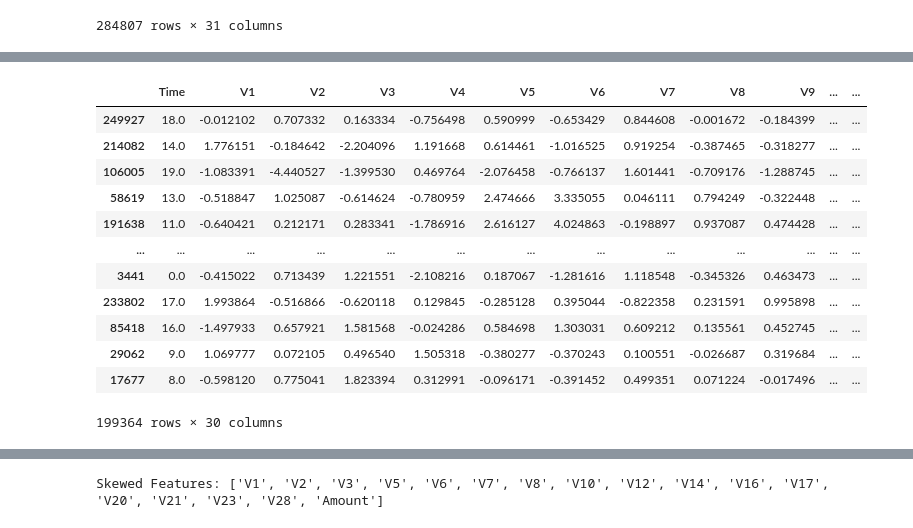
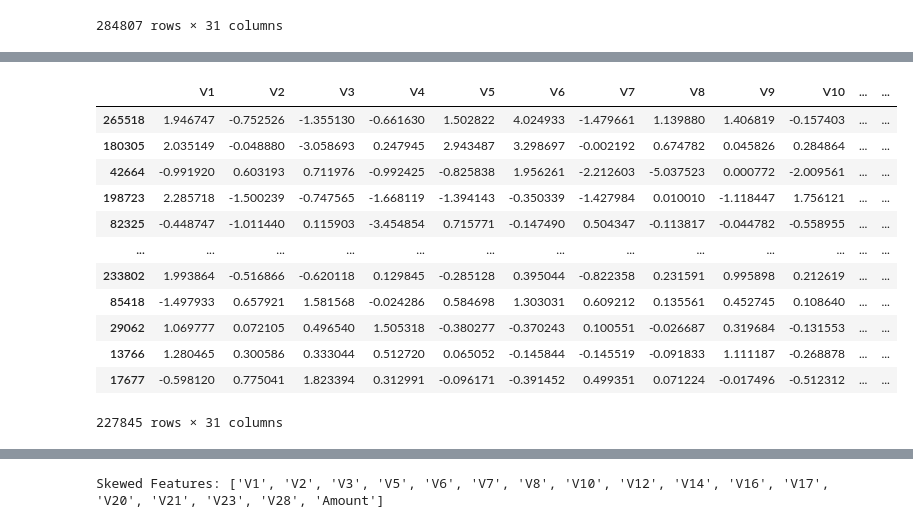
Before and after one commit to arjnmj/ML-Fraud-Detection, a Jupyter notebook: LogisticRegression.ipynb, the cells around one changed output, grey strips where cells are left out. Drawn from its saved outputs; the diff is of its cells as text; code cells hidden in the pictures.

```diff
--- a/LogisticRegression.ipynb
+++ b/LogisticRegression.ipynb
@@ -25,7 +25,7 @@ df
 | 284806 | 172792.0 | -0.533413 | -0.189733 | 0.703337 | -0.506271 | -0.012546 | -0.649617 | 1.577006 | -0.414650 | 0.486180 | ... | ... |
 284807 rows × 31 columns
 # %%
-df["Time"] = (df["Time"] % 86400) // 3600
+df['Hour'] = (df['Time'] / 3600) % 24
 df
 # %% [output]
 |  | Time | V1 | V2 | V3 | V4 | V5 | V6 | V7 | V8 | V9 | ... | ... |
@@ -43,0 +44,9 @@ df
+# %%
+import numpy as np
+# Create cyclic features
+df['Time_sin'] = np.sin((2 * np.pi * df['Hour']) / 24)
+df['Time_cos'] = np.cos((2 * np.pi * df['Hour']) / 24)
+
+# Drop the original 'Time' and 'Hour' columns
+df = df.drop(columns=['Time', 'Hour'])
+df
@@ -92,22 +115,22 @@ plt.show()
 # %%
 from sklearn.model_selection import train_test_split
 
 
 X_train, X_test, y_train, y_test = train_test_split(
-    X, y, test_size=0.3, stratify=y, random_state=42
+    X, y, test_size=0.2, stratify=y, random_state=42
 )
 X_train
 # %% [output]
-|  | Time | V1 | V2 | V3 | V4 | V5 | V6 | V7 | V8 | V9 | ... | ... |
-| 249927 | 18.0 | -0.012102 | 0.707332 | 0.163334 | -0.756498 | 0.590999 | -0.653429 | 0.844608 | -0.001672 | -0.184399 | ... | ... |
-| 214082 | 14.0 | 1.776151 | -0.184642 | -2.204096 | 1.191668 | 0.614461 | -1.016525 | 0.919254 | -0.387465 | -0.318277 | ... | ... |
-| 106005 | 19.0 | -1.083391 | -4.440527 | -1.399530 | 0.469764 | -2.076458 | -0.766137 | 1.601441 | -0.709176 | -1.288745 | ... | ... |
-| 58619 | 13.0 | -0.518847 | 1.025087 | -0.614624 | -0.780959 | 2.474666 | 3.335055 | 0.046111 | 0.794249 | -0.322448 | ... | ... |
-| 191638 | 11.0 | -0.640421 | 0.212171 | 0.283341 | -1.786916 | 2.616127 | 4.024863 | -0.198897 | 0.937087 | 0.474428 | ... | ... |
+|  | V1 | V2 | V3 | V4 | V5 | V6 | V7 | V8 | V9 | V10 | ... | ... |
+| 265518 | 1.946747 | -0.752526 | -1.355130 | -0.661630 | 1.502822 | 4.024933 | -1.479661 | 1.139880 | 1.406819 | -0.157403 | ... | ... |
+| 180305 | 2.035149 | -0.048880 | -3.058693 | 0.247945 | 2.943487 | 3.298697 | -0.002192 | 0.674782 | 0.045826 | 0.284864 | ... | ... |
+| 42664 | -0.991920 | 0.603193 | 0.711976 | -0.992425 | -0.825838 | 1.956261 | -2.212603 | -5.037523 | 0.000772 | -2.009561 | ... | ... |
+| 198723 | 2.285718 | -1.500239 | -0.747565 | -1.668119 | -1.394143 | -0.350339 | -1.427984 | 0.010010 | -1.118447 | 1.756121 | ... | ... |
+| 82325 | -0.448747 | -1.011440 | 0.115903 | -3.454854 | 0.715771 | -0.147490 | 0.504347 | -0.113817 | -0.044782 | -0.558955 | ... | ... |
 | ... | ... | ... | ... | ... | ... | ... | ... | ... | ... | ... | ... | ... |
-| 3441 | 0.0 | -0.415022 | 0.713439 | 1.221551 | -2.108216 | 0.187067 | -1.281616 | 1.118548 | -0.345326 | 0.463473 | ... | ... |
-| 233802 | 17.0 | 1.993864 | -0.516866 | -0.620118 | 0.129845 | -0.285128 | 0.395044 | -0.822358 | 0.231591 | 0.995898 | ... | ... |
-| 85418 | 16.0 | -1.497933 | 0.657921 | 1.581568 | -0.024286 | 0.584698 | 1.303031 | 0.609212 | 0.135561 | 0.452745 | ... | ... |
-| 29062 | 9.0 | 1.069777 | 0.072105 | 0.496540 | 1.505318 | -0.380277 | -0.370243 | 0.100551 | -0.026687 | 0.319684 | ... | ... |
-| 17677 | 8.0 | -0.598120 | 0.775041 | 1.823394 | 0.312991 | -0.096171 | -0.391452 | 0.499351 | 0.071224 | -0.017496 | ... | ... |
+| 233802 | 1.993864 | -0.516866 | -0.620118 | 0.129845 | -0.285128 | 0.395044 | -0.822358 | 0.231591 | 0.995898 | 0.212619 | ... | ... |
+| 85418 | -1.497933 | 0.657921 | 1.581568 | -0.024286 | 0.584698 | 1.303031 | 0.609212 | 0.135561 | 0.452745 | 0.108640 | ... | ... |
+| 29062 | 1.069777 | 0.072105 | 0.496540 | 1.505318 | -0.380277 | -0.370243 | 0.100551 | -0.026687 | 0.319684 | -0.131553 | ... | ... |
+| 13766 | 1.280465 | 0.300586 | 0.333044 | 0.512720 | 0.065052 | -0.145844 | -0.145519 | -0.091833 | 1.111187 | -0.268878 | ... | ... |
+| 17677 | -0.598120 | 0.775041 | 1.823394 | 0.312991 | -0.096171 | -0.391452 | 0.499351 | 0.071224 | -0.017496 | -0.512312 | ... | ... |
-199364 rows × 30 columns
+227845 rows × 31 columns
```
Also changed, not shown: parts of 16 cells of this notebook.
